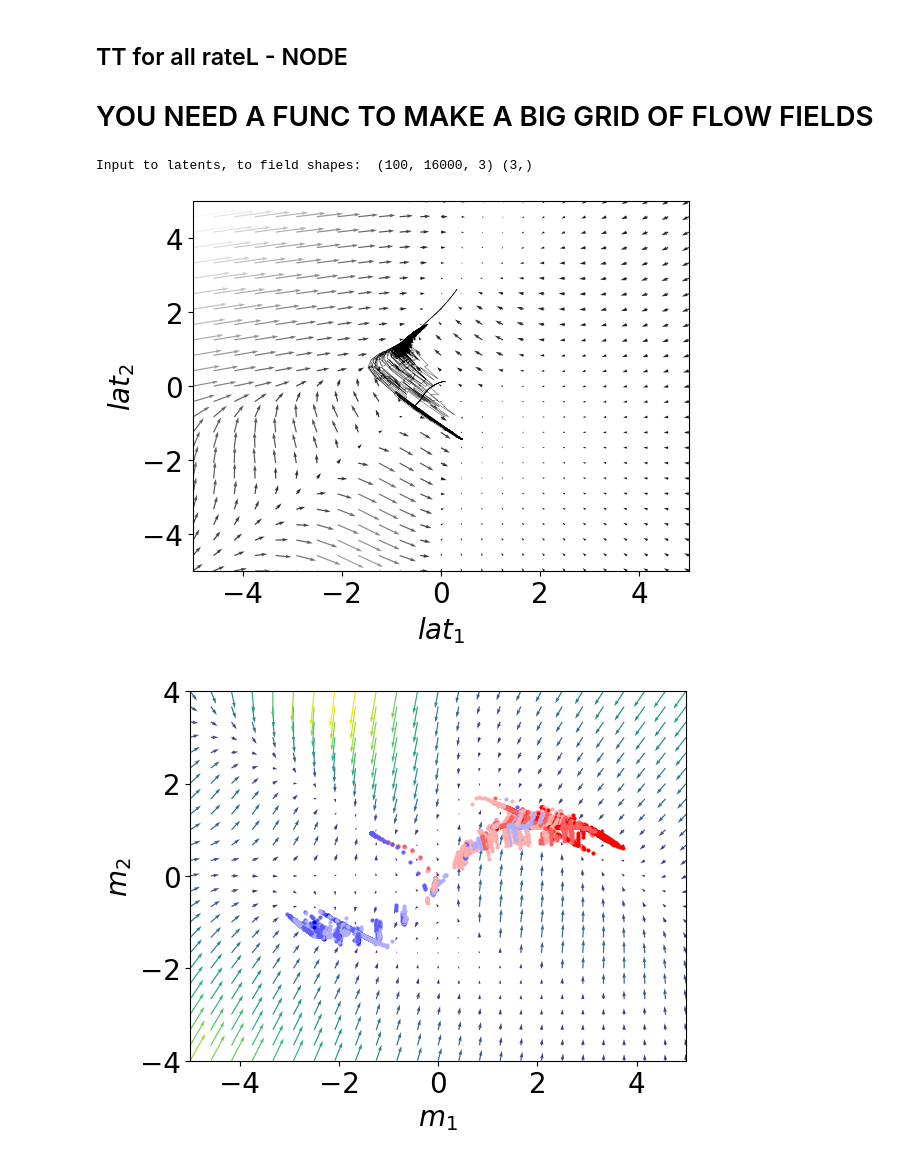
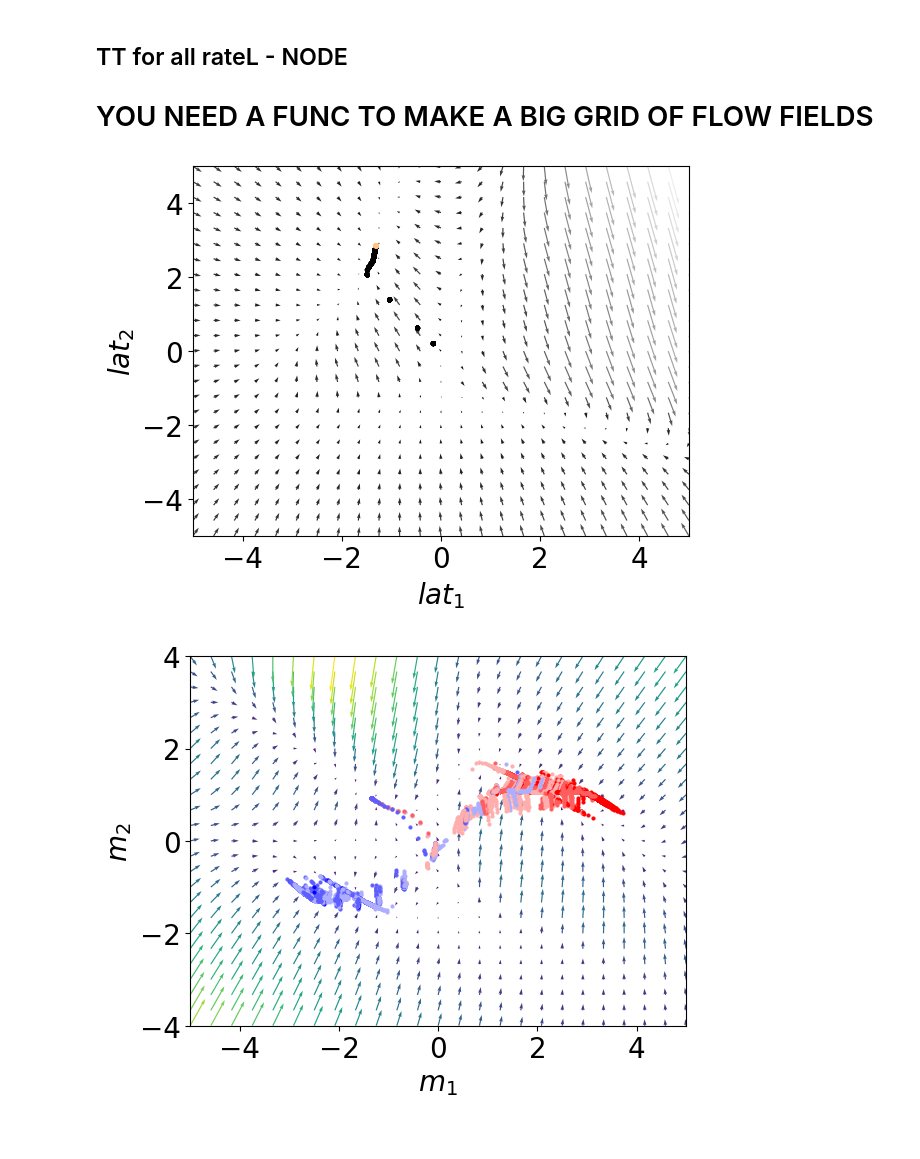
Before and after one commit to alejandradu/ComputationThruDynamicsBenchmark, a Jupyter notebook: examples/notebooks/PC_TT_analysis.ipynb, the cells around one changed output. Saved outputs shown, nothing was run; the diff lists cells and outputs as text; code cells hidden in the pictures.

```diff
--- a/examples/notebooks/PC_TT_analysis.ipynb
+++ b/examples/notebooks/PC_TT_analysis.ipynb
@@ -421,14 +421,14 @@ from ctd.task_modeling.task_env.task_env import PClicks
 
 pc = PClicks(n_timesteps= 2000,
              noise= 0.00,
-             rateL=39,
-             delta_t=0.01,
-             allRates=True,
-             fixation_period = 1.5*100, # seconds
-             response_period = 0.1*100, # seconds - this is me guessing
-             delay_min = 0.5*100, # seconds
+             rateL=1,               # Hz
+             delta_t=0.1,          # seconds
+             allRates=False,
+             fixation_period = 1.5*100,  # seconds
+             response_period = 0.1*100,  # seconds
+             delay_min = 0.5*100,        # seconds
              delay_max = 1.3*100,
-            )  # Hz
+            )
 
 dataset_dict, extra_dict = pc.generate_dataset(100)
 
@@ -439,42 +439,42 @@ node2_pc_2 = "/scratch/gpfs/ad2002/content/trained_models/task-trained/20250404_
 # WITH leak and dt = 0.01 for task adjusted to dt
 node2_pc_3 = "/scratch/gpfs/ad2002/content/trained_models/task-trained/20250404_PClicks_NODE_grid_allRates_4/max_epochs=1000_weight_decay=1.00E-08_learning_rate=2.00E-03_seed=0_noise=0.00E+00_latent_size=2_layer_hidden_size=128_delta_t=1.00E-02_leak=True"
 # dt=0.1 both model and data - BAD, although MSE low and separation is good - just not enough timesteps
 node2_pc_4 = "/scratch/gpfs/ad2002/content/trained_models/task-trained/20250404_PClicks_NODE_grid_dt=0.1/max_epochs=1000_weight_decay=1.00E-08_learning_rate=2.00E-03_seed=0_noise=0.00E+00_latent_size=2_layer_hidden_size=128_delta_t=1.00E-01_delt=1.00E-01_leak=False"
 
 
-PATH = "/scratch/gpfs/ad2002/content/trained_models/task-trained/20250405_PClicks_NODE_grid_dt=0.01/max_epochs=1000_weight_decay=1.00E-08_learning_rate=2.00E-03_seed=0_noise=0.00E+00_latent_size=2_layer_hidden_size=128_delta_t=1.00E-02_delt=1.00E-02_leak=True"
+PATH = "/scratch/gpfs/ad2002/content/trained_models/task-trained/20250404_PClicks_NODE_grid_dt=0.1/max_epochs=1000_weight_decay=1.00E-08_learning_rate=2.00E-03_seed=0_noise=0.00E+00_latent_size=2_layer_hidden_size=128_delta_t=1.00E-01_delt=1.00E-01_leak=True"
 
 node2_pc = Analysis_TT(run_name = "node2_pc", filepath = PATH + "/")
 
 inputs_latents = dataset_dict["inputs"]
+inputs_latents_intrinsic = np.zeros_like(inputs_latents)
 input_field_intrinsic = np.zeros_like(inputs_latents[0,0,:])
-print('Input to latents, to field shapes: ', inputs_latents.shape, input_field_intrinsic.shape)
+n, t, d = inputs_latents.shape
 
 node2_pc.plot_flow_field(latents_range=[[-5,5],[-5,5]],
                          num_points=25,
-                         inputs_latents=inputs_latents,
+                         inputs_latents=inputs_latents_intrinsic,
                          input_field=input_field_intrinsic,
-                         custom_task_env=pc,
-                         n_trials=10,
-                         scatter_trajectories=False,
+                         custom_n_timesteps=t,    # for extended latent simulation
+                         n_trials=50,
+                         scatter_trajectories=True,
                          xstar=None,
                          q_flag=None,
                          colors_fps=None,
                          cmap=plt.cm.gray,
-                         plot_saved_trajs=False)
+                         plot_wrapper_trajs=False)
 
 # explicitly advance the best model
 
 # generate a much longer dataset with multiple trials
 
 # call forward - this might not be reflective of what goes on in DSA
 
 # get the la
 
 # I ACTUALLY THINK I NEED TO SIMULATE THE TRAJECTORIES FOR THAT INPUT - otherwise i am plotting trajs for different inpus
 # %% [output]
-Input to latents, to field shapes:  (100, 16000, 3) (3,)
-[figure, old version]
+[figure, new version]
 # %%
 from ctd.comparison.analysis.tt.tt import Analysis_TT
 import matplotlib.pyplot as plt
```
Also changed, not shown: parts of 1 cell of this notebook, 3 other files.
